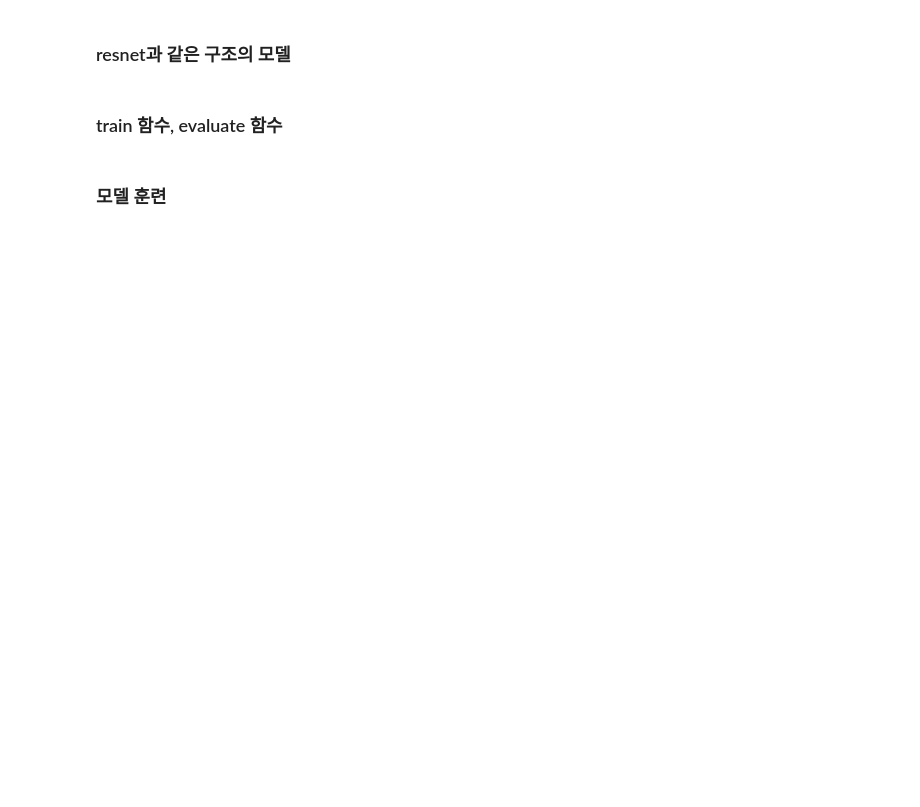
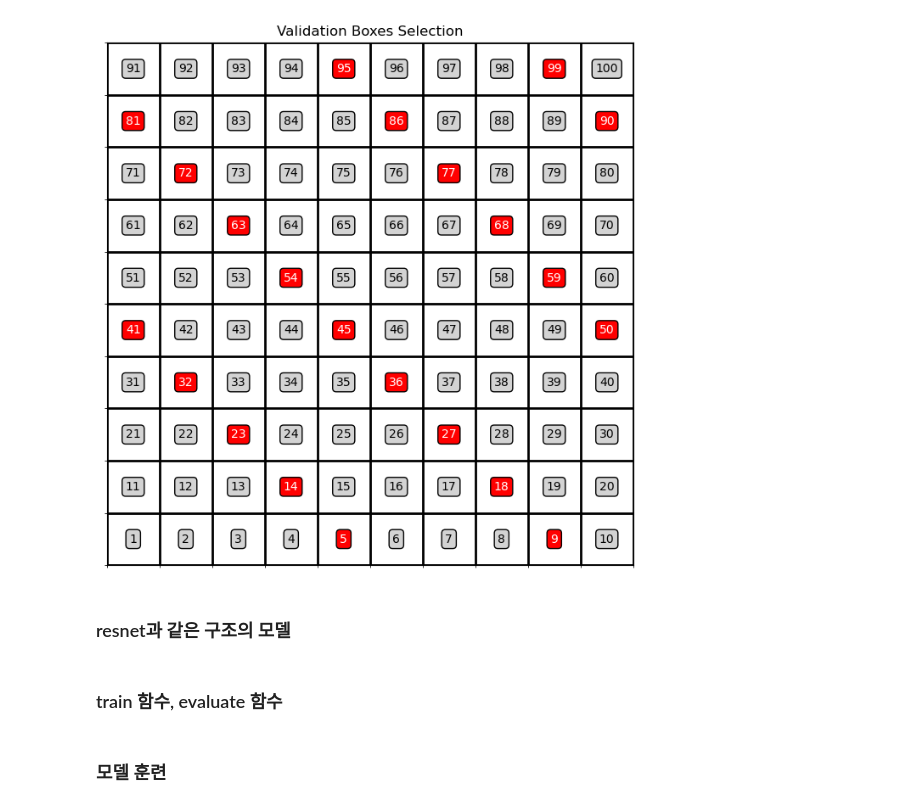
Before and after one commit to TaebinChoe/capstone_design, a Jupyter notebook: model/classification/naive.ipynb, the cells around one changed output. Saved outputs shown, nothing was run; the diff lists cells and outputs as text; code cells hidden in the pictures; blank space fills up the shorter version.

```diff
--- a/model/classification/naive.ipynb
+++ b/model/classification/naive.ipynb
@@ -66,3 +108,39 @@ class TiffDataset(Dataset):
+# %%
+import matplotlib.pyplot as plt
+import numpy as np
+
+# 10x10 격자에서 1부터 100까지 박스 번호 생성
+grid_size = 10
+box_numbers = np.arange(1, 101).reshape(grid_size, grid_size)
+
+#test_filter = lambda box_number: box_number in {14, 8, 27, 49, 84, 100, 78, 11, 90, 58, 19, 64, 36, 82, 96, 92, 33, 31, 69, 42} #임의의 테스트 지역
+test_filter = lambda box_number: (box_number % 9 == 0 or box_number % 9 == 5)
+# 테스트할 박스 선택
+test_boxes = np.vectorize(test_filter)(box_numbers)
+
+# 시각화
+fig, ax = plt.subplots(figsize=(8, 8))
+ax.set_xticks(np.arange(grid_size + 1) - 0.5, minor=True)
+ax.set_yticks(np.arange(grid_size + 1) - 0.5, minor=True)
+ax.grid(which='minor', color='black', linestyle='-', linewidth=2)
+
+# 박스에 숫자 표시 및 색상 적용
+for i in range(grid_size):
+    for j in range(grid_size):
+        box_number = box_numbers[i, j]
+        ax.text(j, i, str(box_number), ha='center', va='center', fontsize=10,
+                color='white' if test_boxes[i, j] else 'black',
+                bbox=dict(facecolor='red' if test_boxes[i, j] else 'lightgray',
+                          edgecolor='black', boxstyle='round,pad=0.3'))
+
+# 축을 숨김
+ax.set_xticks([])
+ax.set_yticks([])
+
+plt.title("Validation Boxes Selection")
+plt.show()
+# %% [output]
+[figure, added]
 # %%
 # 이미지 전처리 (Naive)
 transform = transforms.Compose([
```
Also changed, not shown: parts of 29 cells of this notebook.
